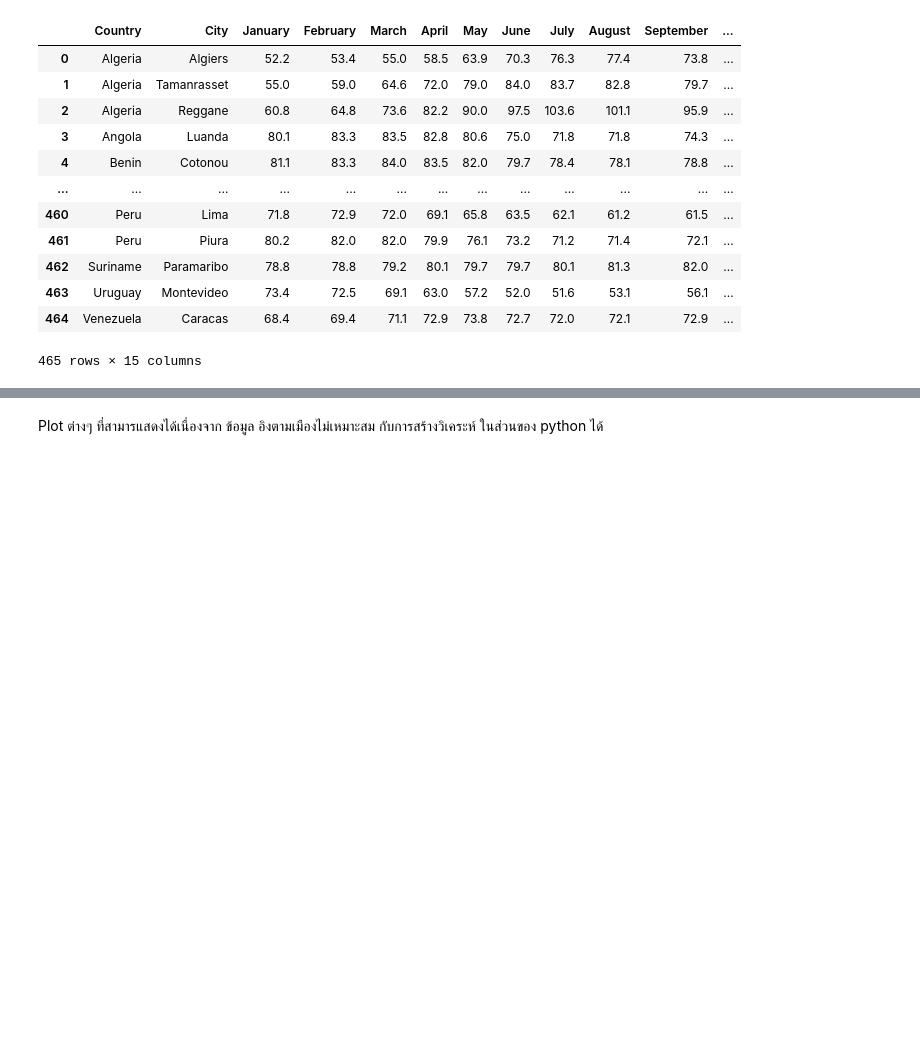
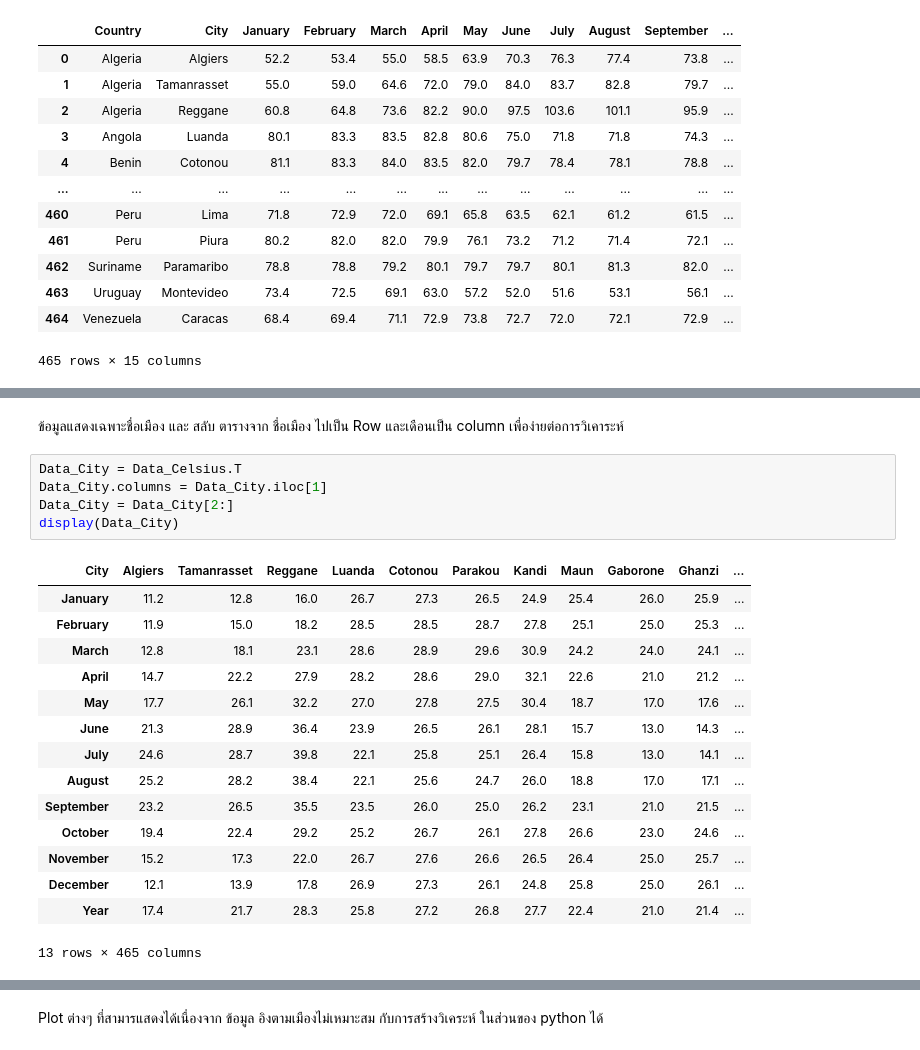
Before and after one commit to park21306/DataProject, a Jupyter notebook: Projectme.ipynb, the cells around one changed output, grey strips where cells are left out. Cells and saved outputs as stored; diff of their text form; blank space fills up the shorter version.

```diff
--- a/Projectme.ipynb
+++ b/Projectme.ipynb
@@ -432,3 +442,27 @@ Data_Fahrenheit.describe()
 | 50% | 61.300000 | 62.800000 | 64.400000 | 64.200000 | 67.000000 | 72.300000 | 74.500000 | 74.300000 | 71.600000 | 67.100000 | 63.100000 | ... |
 | 75% | 76.300000 | 77.000000 | 78.100000 | 79.000000 | 79.200000 | 79.900000 | 81.000000 | 81.000000 | 79.500000 | 78.800000 | 77.200000 | ... |
 | max | 87.800000 | 88.300000 | 90.000000 | 92.800000 | 94.100000 | 97.500000 | 103.600000 | 101.100000 | 95.900000 | 90.300000 | 85.800000 | ... |
+# %% [markdown]
+ข้อมูลแสดงเฉพาะชื่อเมือง
+และ สลับ ตารางจาก ชื่อเมือง ไปเป็น Row และเดือนเป็น column เพื่อง่ายต่อการวิเคาระห์
+# %%
+Data_City = Data_Celsius.T
+Data_City.columns = Data_City.iloc[1]
+Data_City = Data_City[2:]
+display(Data_City)
+# %% [output]
+| City | Algiers | Tamanrasset | Reggane | Luanda | Cotonou | Parakou | Kandi | Maun | Gaborone | Ghanzi | ... |
+| January | 11.2 | 12.8 | 16.0 | 26.7 | 27.3 | 26.5 | 24.9 | 25.4 | 26.0 | 25.9 | ... |
+| February | 11.9 | 15.0 | 18.2 | 28.5 | 28.5 | 28.7 | 27.8 | 25.1 | 25.0 | 25.3 | ... |
+| March | 12.8 | 18.1 | 23.1 | 28.6 | 28.9 | 29.6 | 30.9 | 24.2 | 24.0 | 24.1 | ... |
+| April | 14.7 | 22.2 | 27.9 | 28.2 | 28.6 | 29.0 | 32.1 | 22.6 | 21.0 | 21.2 | ... |
+| May | 17.7 | 26.1 | 32.2 | 27.0 | 27.8 | 27.5 | 30.4 | 18.7 | 17.0 | 17.6 | ... |
+| June | 21.3 | 28.9 | 36.4 | 23.9 | 26.5 | 26.1 | 28.1 | 15.7 | 13.0 | 14.3 | ... |
+| July | 24.6 | 28.7 | 39.8 | 22.1 | 25.8 | 25.1 | 26.4 | 15.8 | 13.0 | 14.1 | ... |
+| August | 25.2 | 28.2 | 38.4 | 22.1 | 25.6 | 24.7 | 26.0 | 18.8 | 17.0 | 17.1 | ... |
+| September | 23.2 | 26.5 | 35.5 | 23.5 | 26.0 | 25.0 | 26.2 | 23.1 | 21.0 | 21.5 | ... |
+| October | 19.4 | 22.4 | 29.2 | 25.2 | 26.7 | 26.1 | 27.8 | 26.6 | 23.0 | 24.6 | ... |
+| November | 15.2 | 17.3 | 22.0 | 26.7 | 27.6 | 26.6 | 26.5 | 26.4 | 25.0 | 25.7 | ... |
+| December | 12.1 | 13.9 | 17.8 | 26.9 | 27.3 | 26.1 | 24.8 | 25.8 | 25.0 | 26.1 | ... |
+| Year | 17.4 | 21.7 | 28.3 | 25.8 | 27.2 | 26.8 | 27.7 | 22.4 | 21.0 | 21.4 | ... |
+13 rows × 465 columns
```
Also changed, not shown: parts of 6 cells of this notebook.
